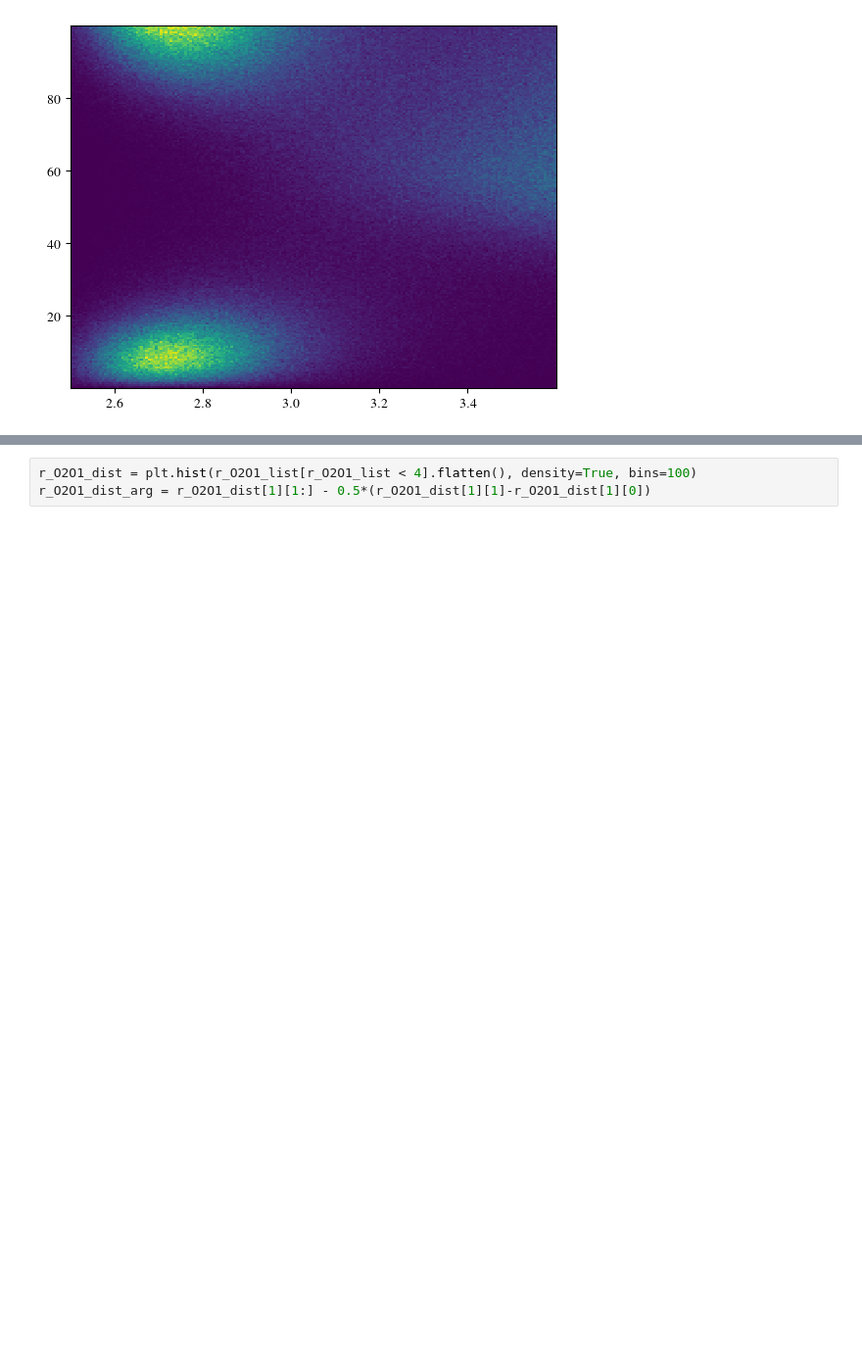
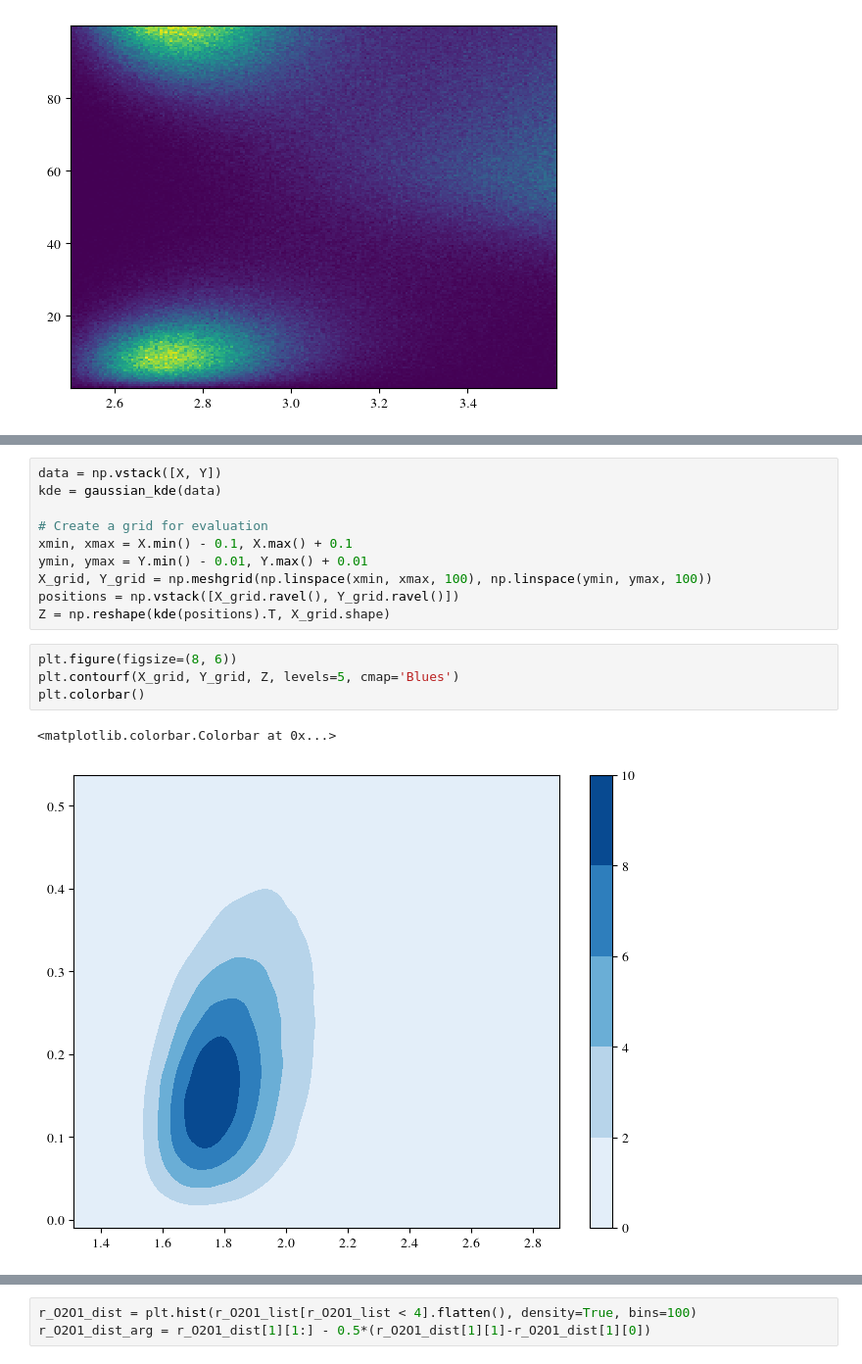
Before and after one commit to Yi-FanLi/NQE-Ice-Tm, a Jupyter notebook: cl.PMF.scan.liq.ipynb, the cells around one changed output, grey strips where cells are left out. Shown: that part at 98% size. Drawn from its saved outputs; the diff is of its cells as text; blank space fills up the shorter version.

```diff
--- a/cl.PMF.scan.liq.ipynb
+++ b/cl.PMF.scan.liq.ipynb
@@ -178,0 +191,17 @@ Text(0, 0.5, '$y/$\\AA')
+# %%
+data = np.vstack([X, Y])
+kde = gaussian_kde(data)
+
+# Create a grid for evaluation
+xmin, xmax = X.min() - 0.1, X.max() + 0.1
+ymin, ymax = Y.min() - 0.01, Y.max() + 0.01
+X_grid, Y_grid = np.meshgrid(np.linspace(xmin, xmax, 100), np.linspace(ymin, ymax, 100))
+positions = np.vstack([X_grid.ravel(), Y_grid.ravel()])
+Z = np.reshape(kde(positions).T, X_grid.shape)
+# %%
+plt.figure(figsize=(8, 6))
+plt.contourf(X_grid, Y_grid, Z, levels=5, cmap='Blues')
+plt.colorbar()
+# %% [output]
+<matplotlib.colorbar.Colorbar at 0x...>
+[figure, added]
```
Also changed, not shown: parts of 9 cells of this notebook.
